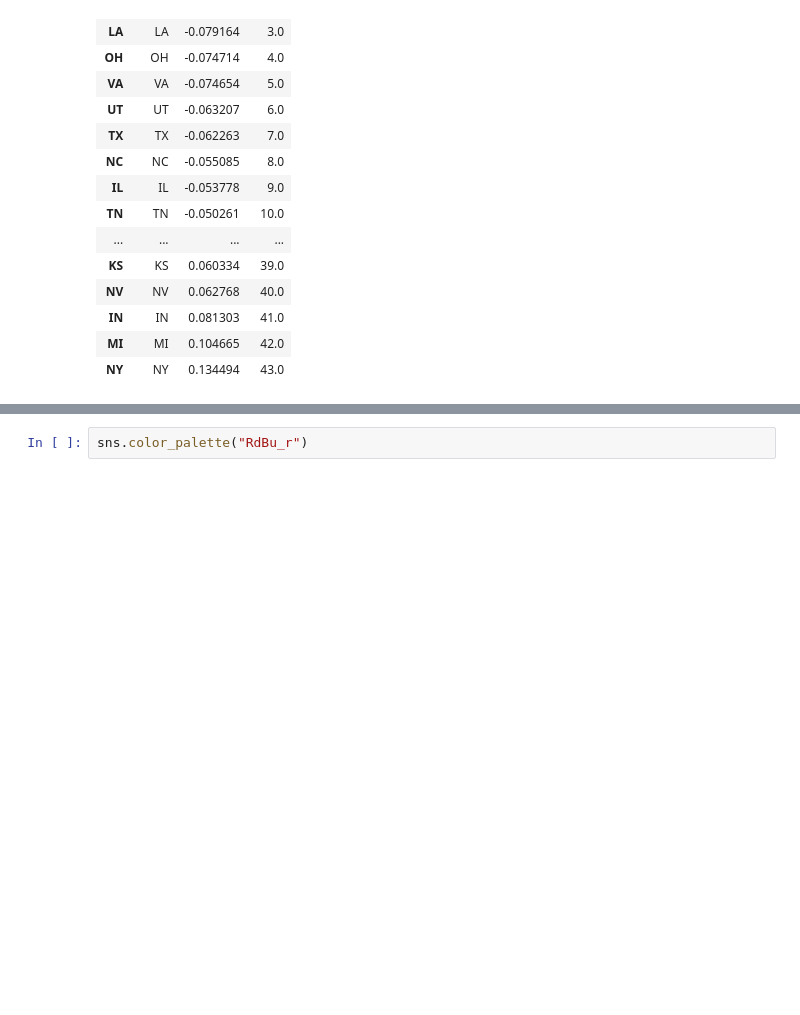
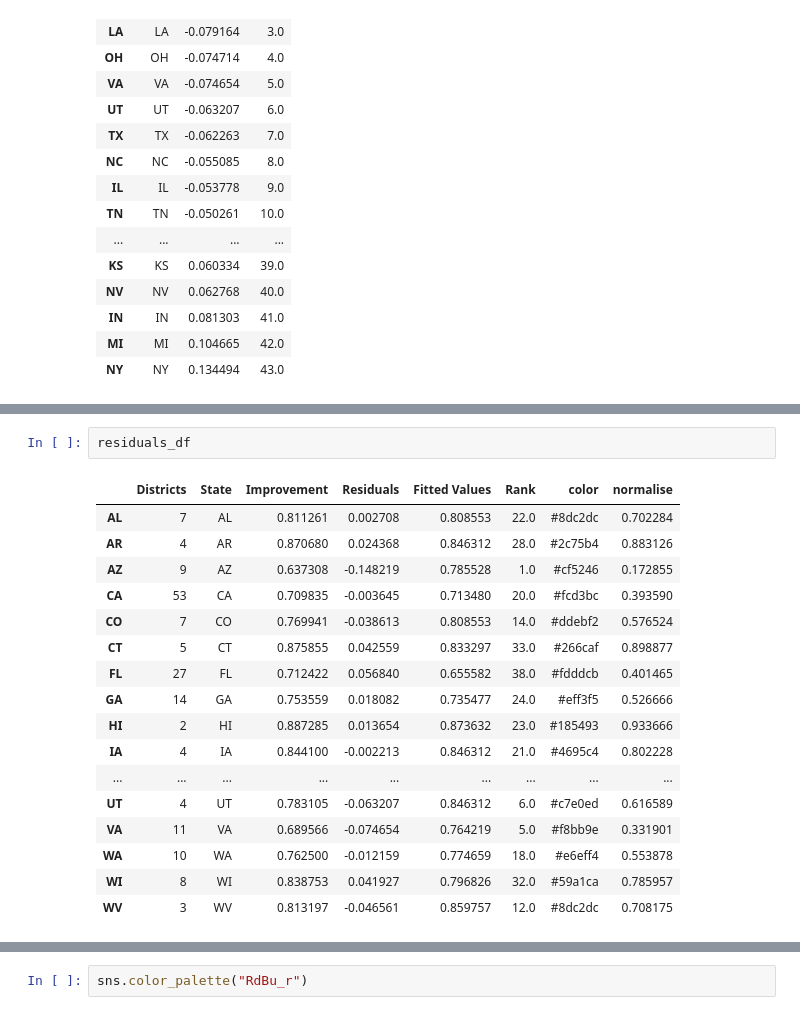
Before and after one commit to oliviaguest/redistrict, a Jupyter notebook: notebooks/Demo for Regression.ipynb, the cells around one changed output, grey strips where cells are left out. Drawn from its saved outputs; the diff is of its cells as text; blank space fills up the shorter version.

```diff
--- a/notebooks/Demo for Regression.ipynb
+++ b/notebooks/Demo for Regression.ipynb
@@ -170 +192,21 @@ residuals_df.sort_values('Residuals')[['State', 'Residuals', 'Rank']]
+# %%
+residuals_df
+# %% [output]
+|  | Districts | State | Improvement | Residuals | Fitted Values | Rank | color | normalise |
+| AL | 7 | AL | 0.811261 | 0.002708 | 0.808553 | 22.0 | #8dc2dc | 0.702284 |
+| AR | 4 | AR | 0.870680 | 0.024368 | 0.846312 | 28.0 | #2c75b4 | 0.883126 |
+| AZ | 9 | AZ | 0.637308 | -0.148219 | 0.785528 | 1.0 | #cf5246 | 0.172855 |
+| CA | 53 | CA | 0.709835 | -0.003645 | 0.713480 | 20.0 | #fcd3bc | 0.393590 |
+| CO | 7 | CO | 0.769941 | -0.038613 | 0.808553 | 14.0 | #ddebf2 | 0.576524 |
+| CT | 5 | CT | 0.875855 | 0.042559 | 0.833297 | 33.0 | #266caf | 0.898877 |
+| FL | 27 | FL | 0.712422 | 0.056840 | 0.655582 | 38.0 | #fdddcb | 0.401465 |
+| GA | 14 | GA | 0.753559 | 0.018082 | 0.735477 | 24.0 | #eff3f5 | 0.526666 |
+| HI | 2 | HI | 0.887285 | 0.013654 | 0.873632 | 23.0 | #185493 | 0.933666 |
+| IA | 4 | IA | 0.844100 | -0.002213 | 0.846312 | 21.0 | #4695c4 | 0.802228 |
+| ... | ... | ... | ... | ... | ... | ... | ... | ... |
+| UT | 4 | UT | 0.783105 | -0.063207 | 0.846312 | 6.0 | #c7e0ed | 0.616589 |
+| VA | 11 | VA | 0.689566 | -0.074654 | 0.764219 | 5.0 | #f8bb9e | 0.331901 |
+| WA | 10 | WA | 0.762500 | -0.012159 | 0.774659 | 18.0 | #e6eff4 | 0.553878 |
+| WI | 8 | WI | 0.838753 | 0.041927 | 0.796826 | 32.0 | #59a1ca | 0.785957 |
+| WV | 3 | WV | 0.813197 | -0.046561 | 0.859757 | 12.0 | #8dc2dc | 0.708175 |
 # %%
```
Also changed, not shown: parts of 10 cells of this notebook, 1 other file.
